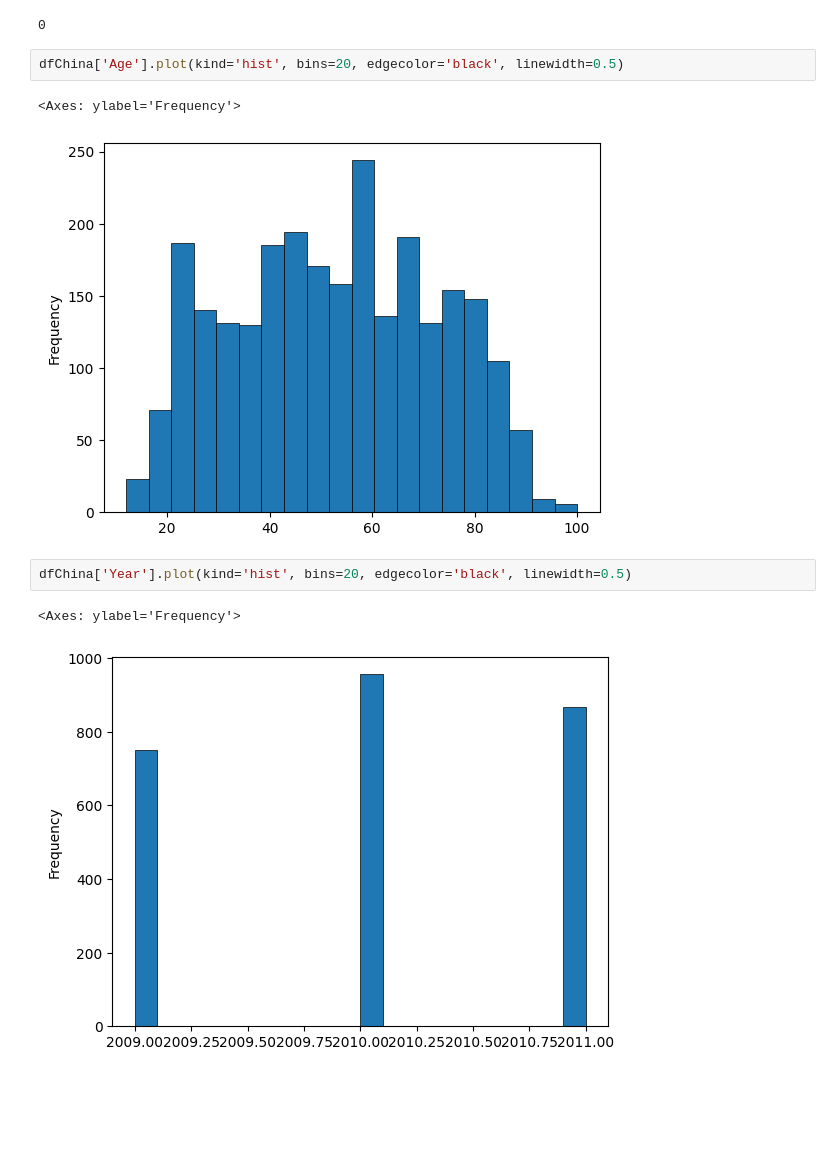
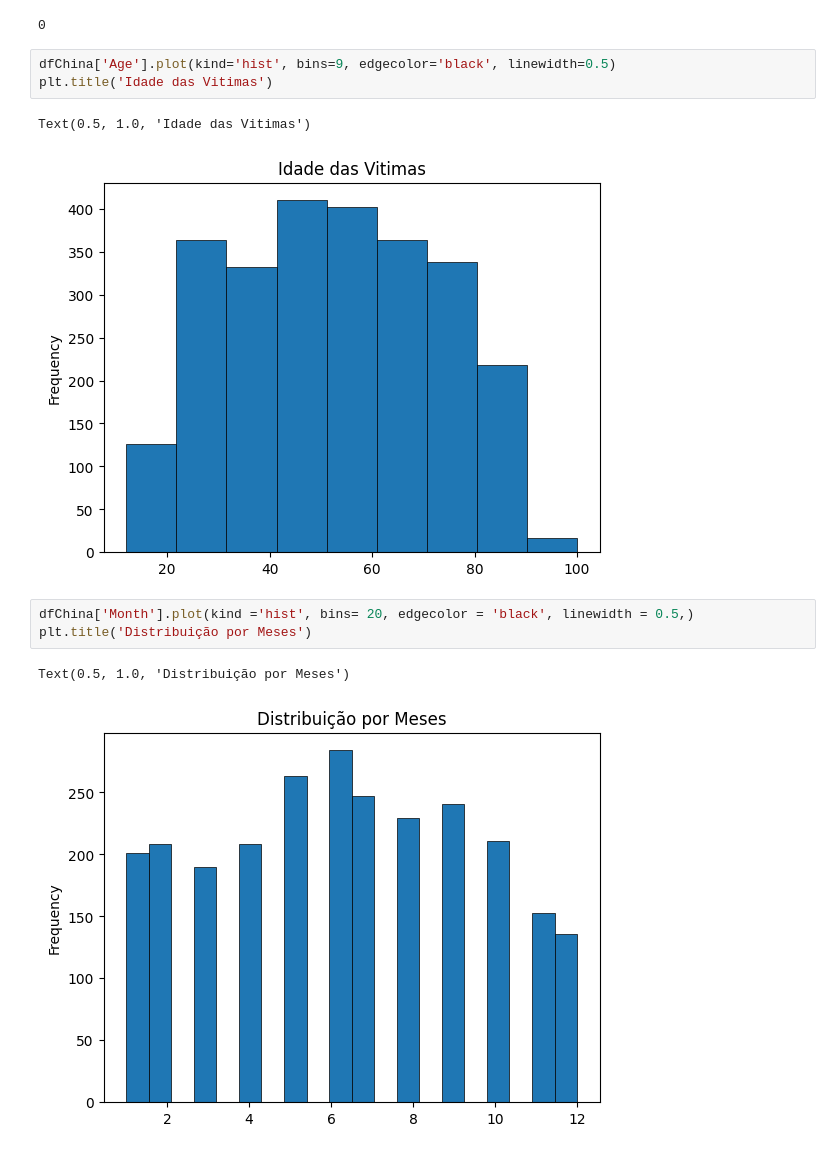
Before and after one commit to allisson2156/Analise-Suicidios-Shangdong, a Jupyter notebook: AnaliseDadosShangDong.ipynb, the cells around one changed output. Drawn from its saved outputs; the diff is of its cells as text; blank space fills up the shorter version.

```diff
--- a/AnaliseDadosShangDong.ipynb
+++ b/AnaliseDadosShangDong.ipynb
@@ -182,12 +182,14 @@ print(missingValues)
 # %% [output]
 0
 # %%
-dfChina['Age'].plot(kind='hist', bins=20, edgecolor='black', linewidth=0.5)
+dfChina['Age'].plot(kind='hist', bins=9, edgecolor='black', linewidth=0.5)
+plt.title('Idade das Vitimas')
 # %% [output]
-<Axes: ylabel='Frequency'>
+Text(0.5, 1.0, 'Idade das Vitimas')
-[figure, old version]
+[figure, new version]
 # %%
-dfChina['Year'].plot(kind='hist', bins=20, edgecolor='black', linewidth=0.5)
+dfChina['Month'].plot(kind ='hist', bins= 20, edgecolor = 'black', linewidth = 0.5,)
+plt.title('Distribuição por Meses')
 # %% [output]
-<Axes: ylabel='Frequency'>
+Text(0.5, 1.0, 'Distribuição por Meses')
-[figure, old version]
+[figure, new version]
```
Also changed, not shown: parts of 3 cells of this notebook.
